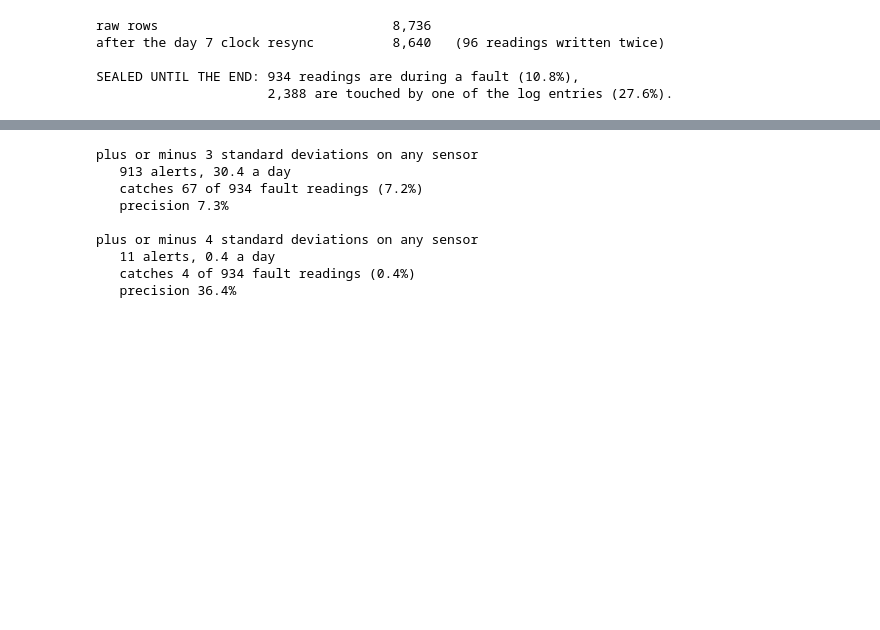
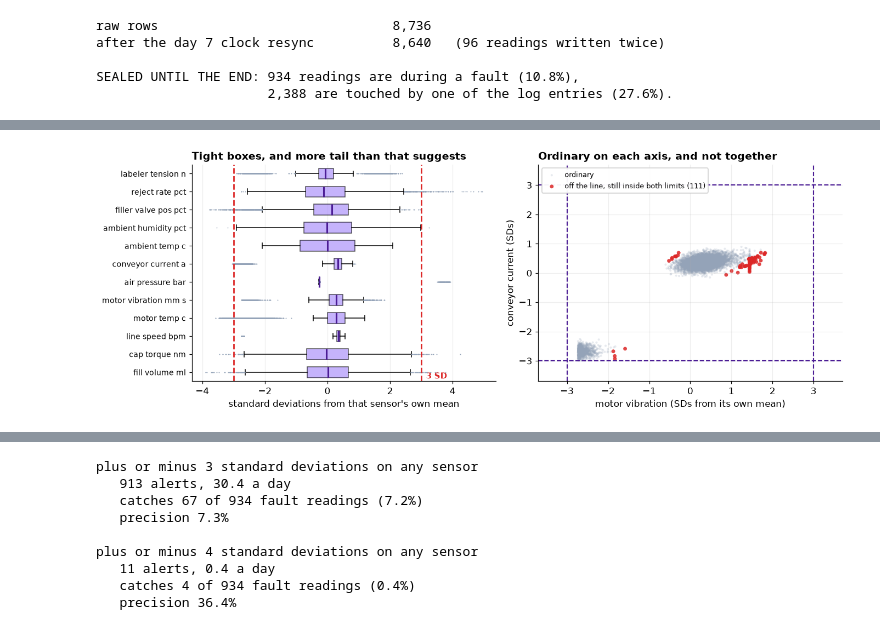
Before and after one commit to johnfisher-ai/Statistics-Data-Science-AI-Visual-Book, a Jupyter notebook: chapters/notebooks/capstone-anomaly-detection-unlabeled.ipynb, the cells around one changed output, grey strips where cells are left out. Saved outputs shown, nothing was run; the diff lists cells and outputs as text; code cells hidden in the pictures; blank space fills up the shorter version.

```diff
--- a/chapters/notebooks/capstone-anomaly-detection-unlabeled.ipynb
+++ b/chapters/notebooks/capstone-anomaly-detection-unlabeled.ipynb
@@ -86,0 +144,42 @@ SEALED UNTIL THE END: 934 readings are during a fault (10.8%),
+# %%
+Z0 = (d[F].astype(float) - d[F].astype(float).mean()) / d[F].astype(float).std()
+C = d[F].astype(float).corr()
+fig, axes = plt.subplots(1, 2, figsize=(12.6, 4.6))
+
+ax = axes[0]
+bp = ax.boxplot([Z0[f].values for f in F], vert=False, patch_artist=True, widths=0.6,
+                showfliers=True, flierprops=dict(marker=".", markersize=2.5,
+                markerfacecolor=MUT, markeredgecolor="none"),
+                tick_labels=[f.replace("_", " ") for f in F])
+for patch in bp["boxes"]:
+    patch.set_facecolor(LT); patch.set_alpha(0.65)
+for med in bp["medians"]:
+    med.set_color(DK); med.set_linewidth(2)
+for k in (-3, 3):
+    ax.axvline(k, color=RD, lw=1.8, ls="--")
+ax.text(3.15, 0.65, "3 SD", color=RD, fontsize=9.5, fontweight="bold")
+ax.set_xlabel("standard deviations from that sensor's own mean")
+ax.set_title("Tight boxes, and more tail than that suggests")
+ax.tick_params(axis="y", labelsize=9)
+ax.grid(axis="y", alpha=0)
+
+ax = axes[1]
+A, B = "motor_vibration_mm_s", "conveyor_current_a"
+za, zb = Z0[A], Z0[B]
+resid = zb - za*C.loc[A, B]
+inlim = (za.abs() <= 3) & (zb.abs() <= 3)
+off = inlim & (resid.abs() > 3*resid[inlim].std())
+ax.scatter(za[inlim & ~off], zb[inlim & ~off], s=7, alpha=0.22, color=MUT,
+           edgecolor="none", label="ordinary")
+ax.scatter(za[off], zb[off], s=20, alpha=0.85, color=RD, edgecolor="none",
+           label=f"off the line, still inside both limits ({int(off.sum()):,})")
+for k in (-3, 3):
+    ax.axvline(k, color=DK, lw=1.4, ls="--"); ax.axhline(k, color=DK, lw=1.4, ls="--")
+ax.set_xlim(-3.7, 3.7); ax.set_ylim(-3.7, 3.7)
+ax.set_xlabel("motor vibration (SDs from its own mean)")
+ax.set_ylabel("conveyor current (SDs)")
+ax.set_title("Ordinary on each axis, and not together")
+ax.legend(fontsize=8.5, loc="upper left", framealpha=0.95)
+plt.tight_layout(); plt.show()
+# %% [output]
+[figure, added]
```
Also changed, not shown: parts of 14 cells of this notebook, 29 other files.
